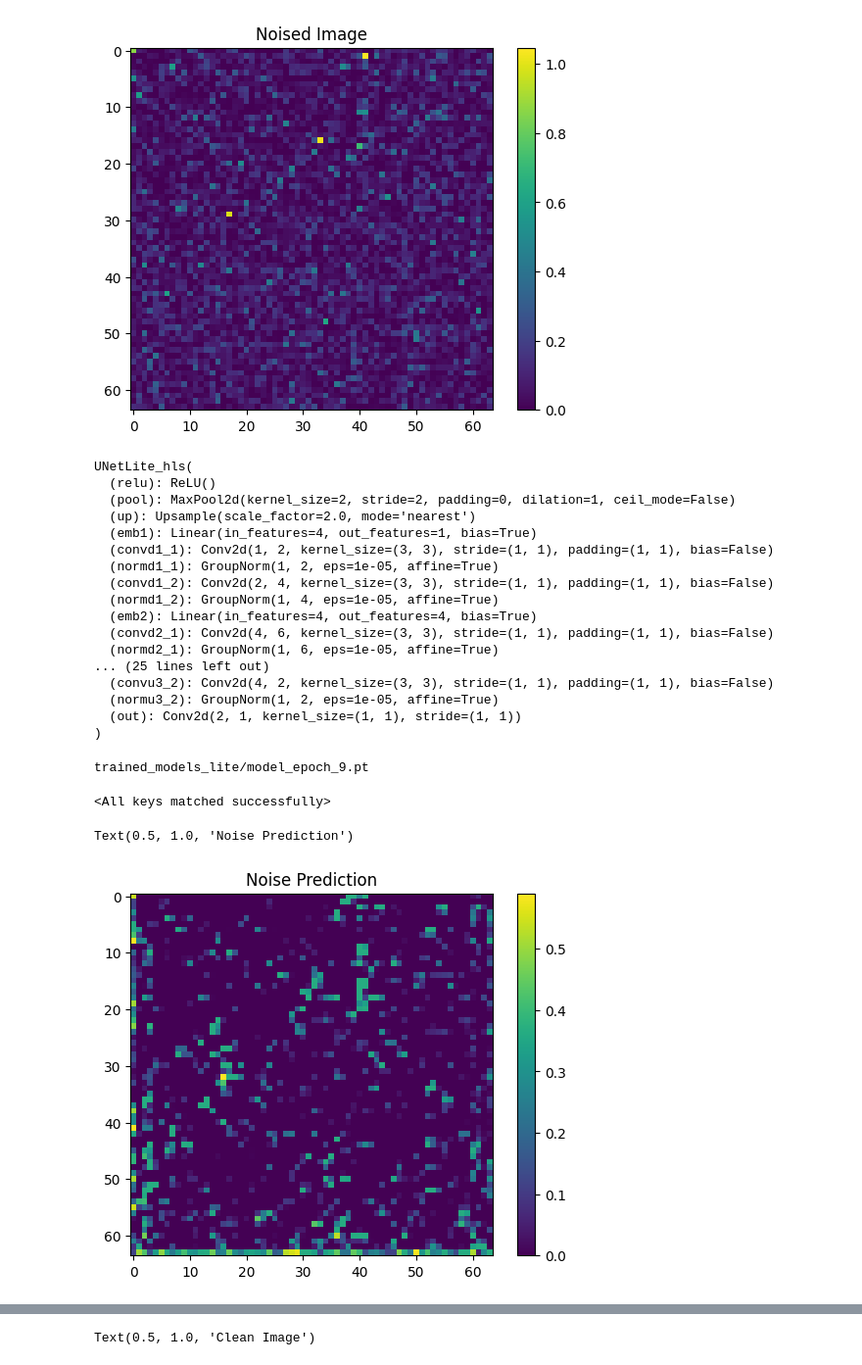
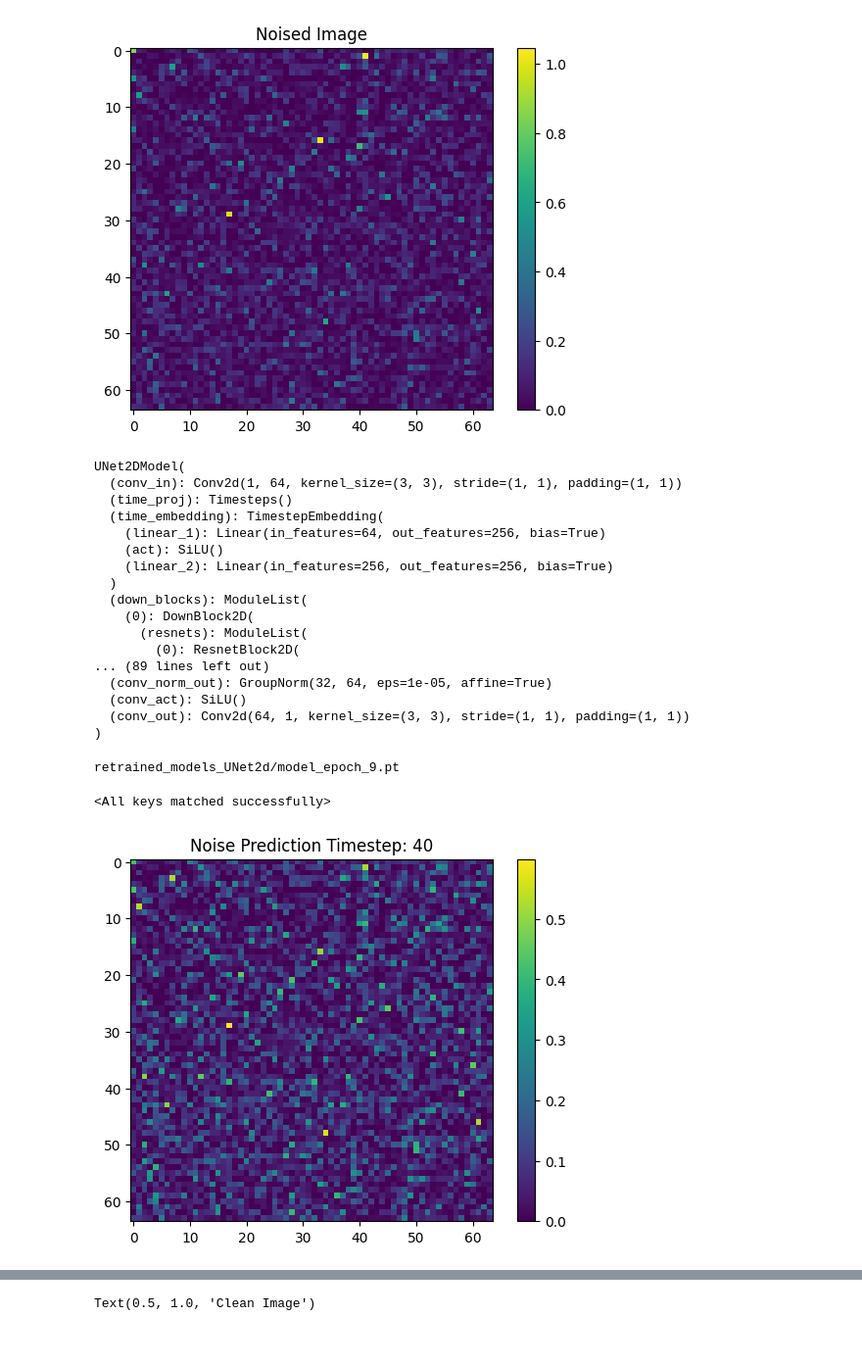
Before and after one commit to themrluke/StableDiffusionPUPPI, a Jupyter notebook: inference.ipynb, the cells around one changed output, grey strips where cells are left out. Shown: that part at 98% size. Saved outputs shown, nothing was run; the diff lists cells and outputs as text; code cells hidden in the pictures.

```diff
--- a/inference.ipynb
+++ b/inference.ipynb
@@ -21,7 +21,7 @@ else :
 # %%
 data_dir = "/cephfs/dice/projects/L1T/diffusion/datasets/"       # set to directory where data is stored
 
-dataset = Dataset(1_000, (120, 72), signal_file=f"{data_dir}/CaloImages_signal.root", pile_up_file=f"{data_dir}/CaloImages_bkg.root", save=False)
+dataset = Dataset(10000, (120, 72), signal_file=f"{data_dir}/CaloImages_signal.root", pile_up_file=f"{data_dir}/CaloImages_bkg.root", save=False) # 120 eta, 72 phi
 # %%
 dataset() #once this is cached, you don't have to re-load
 # %% [output]
@@ -62,17 +79,15 @@ timestep = torch.LongTensor([40]).to(device)   # Added .to(device) to move data
 random_seed = 42
 noisy_image, noise = noise_scheduler.add_noise(clean_frame=clean_frames[i], noise_sample=pile_up, timestep=timestep, random_seed=random_seed, n_events = 1000)
 # %%
-#plt.imshow(noisy_image.reshape(new_dim))
-noisy_image = noisy_image.cpu()
-plt.imshow(noisy_image.numpy().reshape(new_dim))
+plt.imshow(noisy_image.cpu().numpy().reshape(new_dim))
 plt.colorbar()
 plt.title("Noised Image")
 # %% [output]
 Text(0.5, 1.0, 'Noised Image')
 [figure]
 # %%
-from models import Model, UNetLite, UNetLite_hls
-modtype = 'UNet_lite' # Change Model type here
+from models import Model, UNetLite_hls
+modtype = 'UNet2d' # Change Model type here
 
 if modtype == 'UNet2d':
     model = Model('UNet', new_dim)
@@ -86,20 +101,20 @@ model = model.to(device)
 
 print(model)
 # %% [output]
-UNetLite_hls(
-  (relu): ReLU()
-  (pool): MaxPool2d(kernel_size=2, stride=2, padding=0, dilation=1, ceil_mode=False)
-  (up): Upsample(scale_factor=2.0, mode='nearest')
-  (emb1): Linear(in_features=4, out_features=1, bias=True)
-  (convd1_1): Conv2d(1, 2, kernel_size=(3, 3), stride=(1, 1), padding=(1, 1), bias=False)
-  (normd1_1): GroupNorm(1, 2, eps=1e-05, affine=True)
-  (convd1_2): Conv2d(2, 4, kernel_size=(3, 3), stride=(1, 1), padding=(1, 1), bias=False)
-  (normd1_2): GroupNorm(1, 4, eps=1e-05, affine=True)
-  (emb2): Linear(in_features=4, out_features=4, bias=True)
-  (convd2_1): Conv2d(4, 6, kernel_size=(3, 3), stride=(1, 1), padding=(1, 1), bias=False)
-  (normd2_1): GroupNorm(1, 6, eps=1e-05, affine=True)
-... (25 lines left out)
-  (convu3_2): Conv2d(4, 2, kernel_size=(3, 3), stride=(1, 1), padding=(1, 1), bias=False)
-  (normu3_2): GroupNorm(1, 2, eps=1e-05, affine=True)
-  (out): Conv2d(2, 1, kernel_size=(1, 1), stride=(1, 1))
+UNet2DModel(
+  (conv_in): Conv2d(1, 64, kernel_size=(3, 3), stride=(1, 1), padding=(1, 1))
+  (time_proj): Timesteps()
+  (time_embedding): TimestepEmbedding(
+    (linear_1): Linear(in_features=64, out_features=256, bias=True)
+    (act): SiLU()
+    (linear_2): Linear(in_features=256, out_features=256, bias=True)
+  )
+  (down_blocks): ModuleList(
+    (0): DownBlock2D(
+      (resnets): ModuleList(
+        (0): ResnetBlock2D(
+... (89 lines left out)
+  (conv_norm_out): GroupNorm(32, 64, eps=1e-05, affine=True)
+  (conv_act): SiLU()
+  (conv_out): Conv2d(64, 1, kernel_size=(3, 3), stride=(1, 1), padding=(1, 1))
 )
@@ -109,10 +121,14 @@ UNetLite_hls(
 # %%
 if modtype == 'UNet2d':
-    trained_model_path = '/cephfs/dice/projects/L1T/diffusion/trained_models/trained_diffusor.pt'
+    # Use 1st line for huggingface trained model
+    # Use 2nd line for retrained model
+
+    #trained_model_path = '/cephfs/dice/projects/L1T/diffusion/trained_models/trained_diffusor.pt'
+    trained_model_path = 'retrained_models_UNet2d/model_epoch_9.pt'
 elif modtype == 'UNet_lite':
     trained_model_path = 'trained_models_lite/model_epoch_9.pt' # Specify folder for which trained model here! (eg. saturation_16 etc.)
 
 print(trained_model_path)
 # %% [output]
-trained_models_lite/model_epoch_9.pt
+retrained_models_UNet2d/model_epoch_9.pt
 # %%
@@ -123,20 +138,16 @@ model.load_state_dict(checkpoint)
 # %% [output]
 <All keys matched successfully>
 # %%
-noisy_image = noisy_image.to(device)
-
 if modtype == 'UNet2d':
-    noise_pred = model(noisy_image.unsqueeze(1), timestep, return_dict=False)[0]
+    noise_pred = F.relu(model(noisy_image.unsqueeze(1), timestep, return_dict=False)[0])
 elif modtype == 'UNet_lite':
-    noise_pred = model(noisy_image.unsqueeze(1), timestep)       #, return_dict=False)[0]
+    noise_pred = F.relu(model(noisy_image.unsqueeze(1), timestep))
 
 # Display the noise prediction
-#ims = plt.imshow(noise_pred.detach().numpy().reshape(new_dim))
-noise_pred = noise_pred.detach().cpu()
-ims = plt.imshow(noise_pred.numpy().reshape(new_dim)) # Move prediction back to CPU for visualization
+ims = plt.imshow(noise_pred.detach().cpu().numpy().reshape(new_dim)) # Move prediction back to CPU for visualization
 plt.colorbar(ims)
-plt.title("Noise Prediction")
+plt.title(f"Noise Prediction Timestep: {int(timestep)}")
+plt.show()
 # %% [output]
-Text(0.5, 1.0, 'Noise Prediction')
-[figure, old version]
+[figure, new version]
 # %%
```
Also changed, not shown: parts of 9 cells of this notebook.
